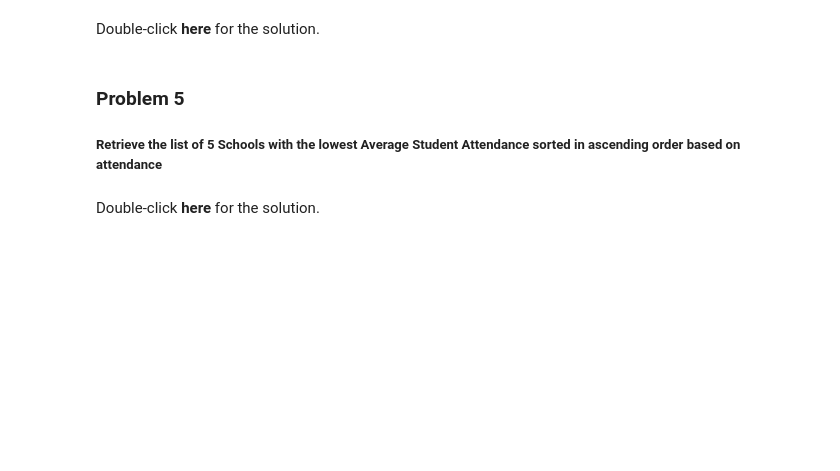
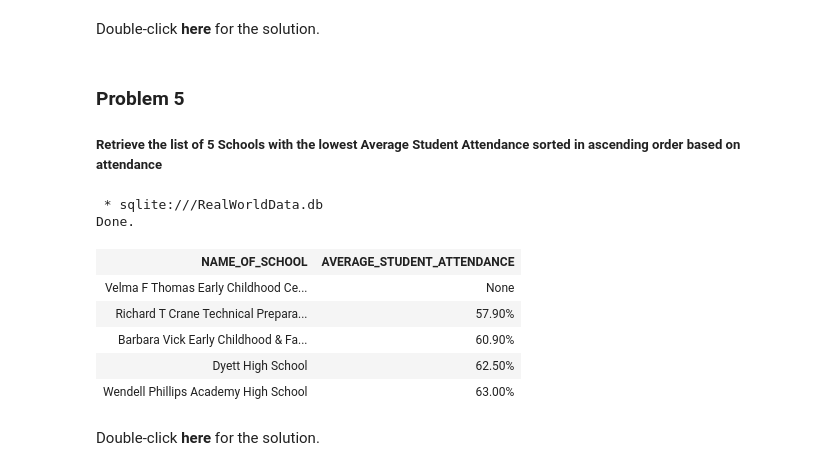
Before and after one commit to firatolcum/IBM_Data_Analyst_Professional_Certificate_Course, a Jupyter notebook: Databases.and.SQL.for.Data.Science.with.Python/DB0201EN-Week4-1-1-RealDataPractice-v5_sqlite_Learner.ipynb, the cells around one changed output. Drawn from its saved outputs; the diff is of its cells as text; code cells hidden in the pictures; blank space fills up the shorter version.

```diff
--- a/Databases.and.SQL.for.Data.Science.with.Python/DB0201EN-Week4-1-1-RealDataPractice-v5_sqlite_Learner.ipynb
+++ b/Databases.and.SQL.for.Data.Science.with.Python/DB0201EN-Week4-1-1-RealDataPractice-v5_sqlite_Learner.ipynb
@@ -297,6 +317,21 @@ Double-click **here** for the solution.
 ### Problem 5
 
 ##### Retrieve the list of 5 Schools with the lowest Average Student Attendance sorted in ascending order based on attendance
+# %%
+%%sql
+SELECT NAME_OF_SCHOOL, AVERAGE_STUDENT_ATTENDANCE
+FROM ChicagoPublicSchools
+ORDER BY AVERAGE_STUDENT_ATTENDANCE ASC
+LIMIT 5
+# %% [output]
+ * sqlite:///RealWorldData.db
+Done.
+| NAME_OF_SCHOOL | AVERAGE_STUDENT_ATTENDANCE |
+| Velma F Thomas Early Childhood Ce... | None |
+| Richard T Crane Technical Prepara... | 57.90% |
+| Barbara Vick Early Childhood & Fa... | 60.90% |
+| Dyett High School | 62.50% |
+| Wendell Phillips Academy High School | 63.00% |
 # %% [markdown]
 Double-click **here** for the solution.
 
```
Also changed, not shown: parts of 3 cells of this notebook.
